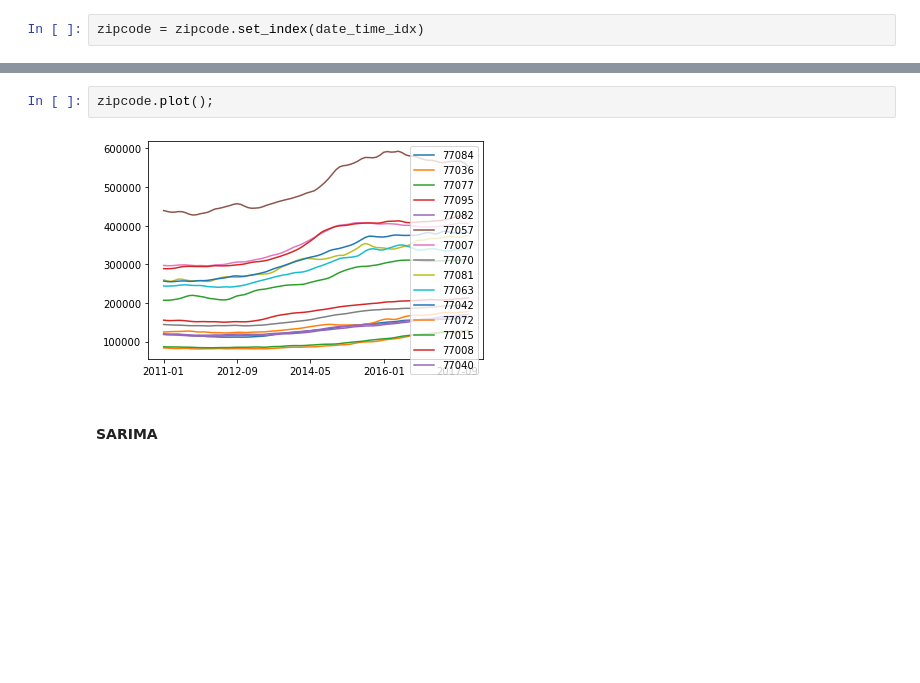
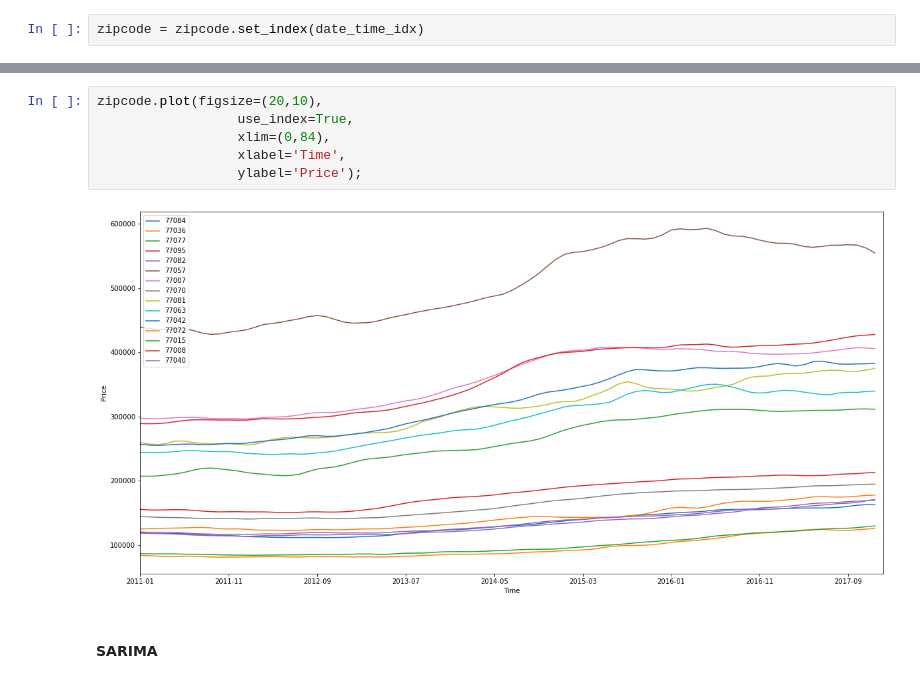
Before and after one commit to Blue723/Housing_Time_Series, a Jupyter notebook: Time_Series_notebook.ipynb, the cells around one changed output, grey strips where cells are left out. Saved outputs shown, nothing was run; the diff lists cells and outputs as text; blank space fills up the shorter version.

```diff
--- a/Time_Series_notebook.ipynb
+++ b/Time_Series_notebook.ipynb
@@ -226,9 +226,13 @@ zipcode.head()
 | 2011-04 | 118100.0 | 126200.0 | 209100.0 | 154800.0 | 117500.0 | 435200.0 | 297200.0 | 142900.0 | 258400.0 | 244400.0 | 255700.0 | ... |
 | 2011-05 | 118000.0 | 126400.0 | 210700.0 | 155100.0 | 117000.0 | 436600.0 | 298200.0 | 142800.0 | 261900.0 | 245600.0 | 256500.0 | ... |
 # %%
-zipcode.plot();
+zipcode.plot(figsize=(20,10),
+                  use_index=True,
+                  xlim=(0,84),
+                  xlabel='Time',
+                  ylabel='Price');
 # %% [output]
-[figure, old version]
+[figure, new version]
 # %% [markdown]
 #### SARIMA
 # %% [markdown]
```
Also changed, not shown: parts of 36 cells of this notebook, 7 other files.
